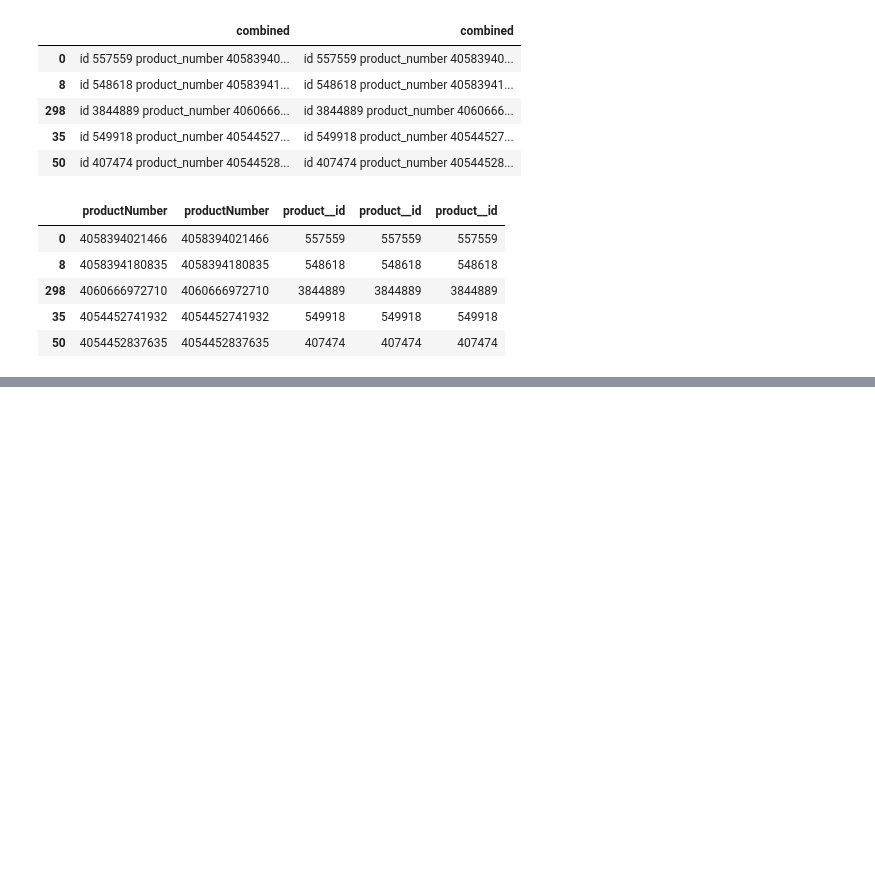
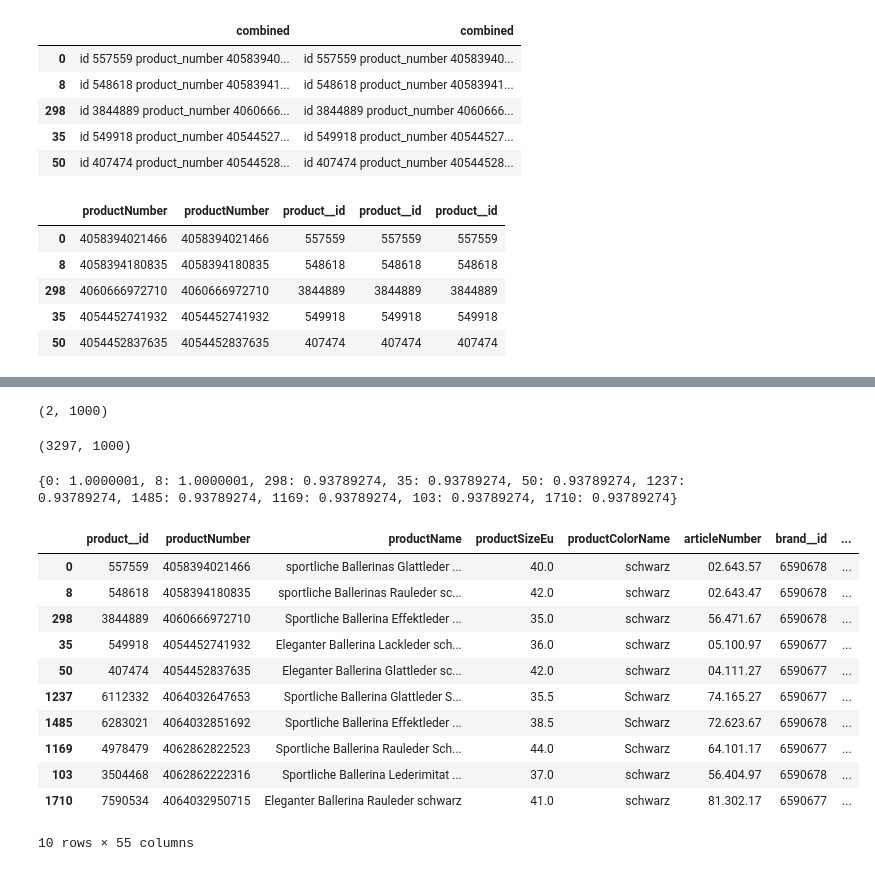
Before and after one commit to tomhuber96/master-thesis-practical-part, a Jupyter notebook: open_ai/gabor/custom-embeddings-test.ipynb, the cells around one changed output, grey strips where cells are left out. Cells and saved outputs as stored; diff of their text form; code cells hidden in the pictures; blank space fills up the shorter version.

Commit message:
feat(embeddings): gabor - improve custom embeddings

```diff
--- a/open_ai/gabor/custom-embeddings-test.ipynb
+++ b/open_ai/gabor/custom-embeddings-test.ipynb
@@ -165,9 +165,9 @@ word_embeddings, word_embeddings.shape
 from sklearn.metrics.pairwise import cosine_similarity
 
 def get_n_nearest_neighbors(query_embedding, neighbors_embedding, n = 5):
-    input_embedding_flat = query_embedding.numpy().reshape(1, -1)
-    word_embeddings_flat = neighbors_embedding.numpy().reshape(word_embeddings.shape[0], -1)
-
+    input_embedding_flat = query_embedding.numpy().reshape(query_embedding.shape[0], -1)
+    word_embeddings_flat = neighbors_embedding.numpy().reshape(neighbors_embedding.shape[0], -1)
+    display(input_embedding_flat.shape, word_embeddings_flat.shape)
     # Calculate the cosine similarity between the input embedding and all other word embeddings
     similarities = cosine_similarity(input_embedding_flat, word_embeddings_flat)
     # Get the indices of the most similar neighbors
@@ -178,7 +178,6 @@ def get_n_nearest_neighbors(query_embedding, neighbors_embedding, n = 5):
     return neighbor_indices, scores
 
 
-
-indices = get_n_nearest_neighbors(word_embeddings[0], word_embeddings)
+indices = get_n_nearest_neighbors(tf.gather(word_embeddings, [0]), word_embeddings)
 display(indices)
 # %% [output]
@@ -205,6 +206,7 @@ product_data.iloc[indices]
 
 def get_best_recommendations_multiple(query_embeddings, neighbors_embeddings, n = 5):
     all_results = {}
+
     for query_embedding in query_embeddings:
         indices, scores = get_n_nearest_neighbors(query_embedding, neighbors_embeddings, n)
         result_dict = {index: score for index, score in zip(indices, scores)}
@@ -216,7 +218,28 @@ def get_best_recommendations_multiple(query_embeddings, neighbors_embeddings, n
     return dict(sorted(all_results.items(), key=lambda item: item[1], reverse=True)[:n])
 
 
-best_items = get_best_recommendations_multiple([word_embeddings[0], word_embeddings[1]], word_embeddings)
+def split_embeddings(idxs, embeddings):
+
+    selected_entries = tf.gather(embeddings, idxs)
+
+    # Create a boolean mask to mark the indices to keep
+    mask = tf.ones(tf.shape(embeddings)[0], dtype=tf.bool)
+    mask = tf.tensor_scatter_nd_update(mask, tf.expand_dims(idxs, axis=1), tf.zeros_like(idxs, dtype=tf.bool))
+
+    # Use boolean mask to get the filtered tensor
+    filtered_tensor = tf.boolean_mask(embeddings, mask)
+    print(filtered_tensor.shape, embeddings.shape, selected_entries.shape)
+    print(filtered_tensor)
+
+    return selected_entries, filtered_tensor
+
+bought_embeddings, search_embeddings = split_embeddings([0, 1], word_embeddings)
+#this does not work that great, because the orginal index gets lost, better let some more entries return and ignore the once with 1.0 score
+
+display(bought_embeddings.shape, search_embeddings.shape)
+
+best_items = get_best_recommendations_multiple([bought_embeddings], search_embeddings)
 
 print(best_items)
+display(list(best_items.keys()), product_data.iloc[list(best_items.keys())])
 # %% [output]
@@ -223,0 +276,22 @@ print(best_items)
+# %%
+best_items = get_best_recommendations_multiple([bought_embeddings], word_embeddings, 10)
+
+print(best_items)
+
+display(product_data.iloc[list(best_items.keys())])
+# %% [output]
+(2, 1000)
+(3297, 1000)
+{0: 1.0000001, 8: 1.0000001, 298: 0.93789274, 35: 0.93789274, 50: 0.93789274, 1237: 0.93789274, 1485: 0.93789274, 1169: 0.93789274, 103: 0.93789274, 1710: 0.93789274}
+|  | product__id | productNumber | productName | productSizeEu | productColorName | articleNumber | brand__id | ... |
+| 0 | 557559 | 4058394021466 | sportliche Ballerinas Glattleder ... | 40.0 | schwarz | 02.643.57 | 6590678 | ... |
+| 8 | 548618 | 4058394180835 | sportliche Ballerinas Rauleder sc... | 42.0 | schwarz | 02.643.47 | 6590678 | ... |
+| 298 | 3844889 | 4060666972710 | Sportliche Ballerina Effektleder ... | 35.0 | schwarz | 56.471.67 | 6590678 | ... |
+| 35 | 549918 | 4054452741932 | Eleganter Ballerina Lackleder sch... | 36.0 | schwarz | 05.100.97 | 6590677 | ... |
+| 50 | 407474 | 4054452837635 | Eleganter Ballerina Glattleder sc... | 42.0 | schwarz | 04.111.27 | 6590677 | ... |
+| 1237 | 6112332 | 4064032647653 | Sportliche Ballerina Glattleder S... | 35.5 | Schwarz | 74.165.27 | 6590677 | ... |
+| 1485 | 6283021 | 4064032851692 | Sportliche Ballerina Effektleder ... | 38.5 | Schwarz | 72.623.67 | 6590678 | ... |
+| 1169 | 4978479 | 4062862822523 | Sportliche Ballerina Rauleder Sch... | 44.0 | Schwarz | 64.101.17 | 6590677 | ... |
+| 103 | 3504468 | 4062862222316 | Sportliche Ballerina Lederimitat ... | 37.0 | schwarz | 56.404.97 | 6590678 | ... |
+| 1710 | 7590534 | 4064032950715 | Eleganter Ballerina Rauleder schwarz | 41.0 | schwarz | 81.302.17 | 6590677 | ... |
+10 rows × 55 columns
```
Also changed, not shown: parts of 2 cells of this notebook.
